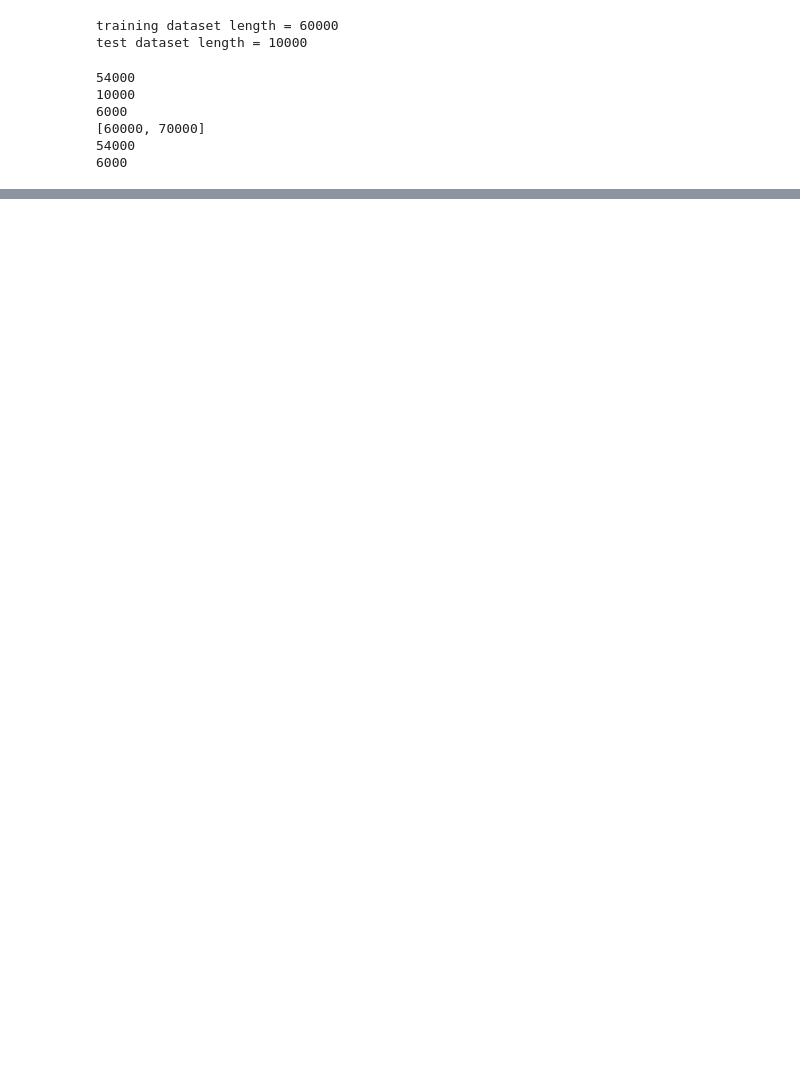
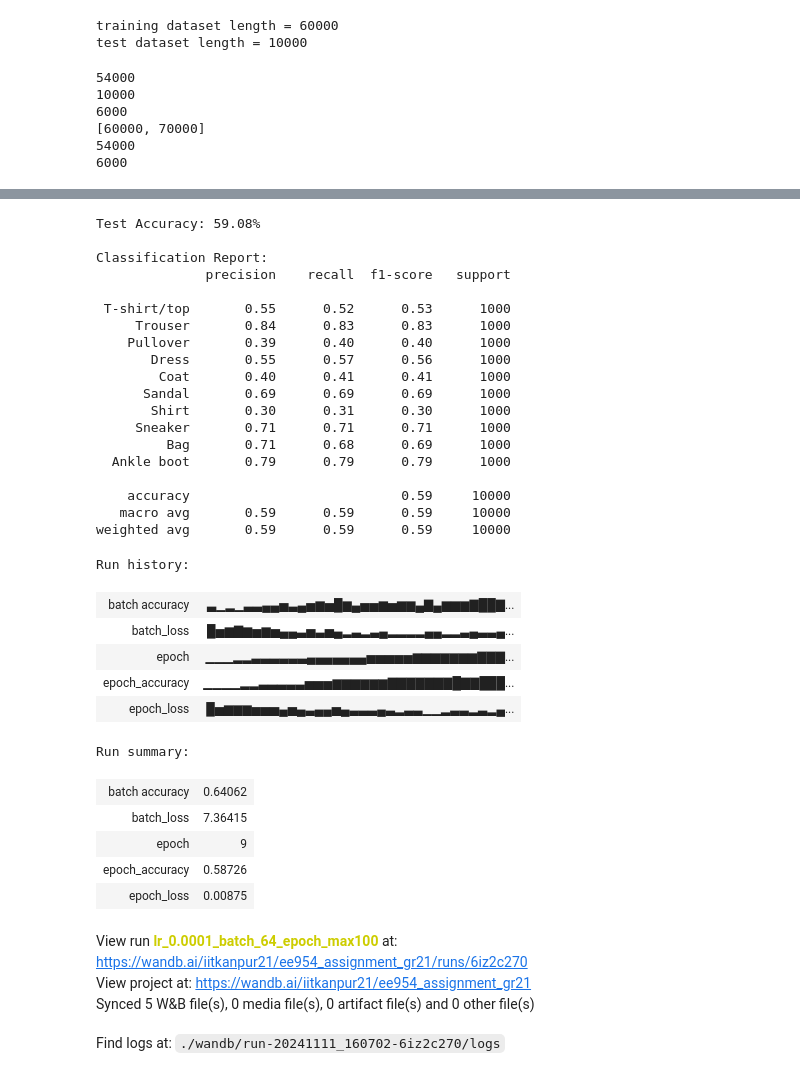
Before and after one commit to iitkgroup21/EE954_ASSIGNMENT_GR21, a Jupyter notebook: MLP.ipynb, the cells around one changed output, grey strips where cells are left out. Drawn from its saved outputs; the diff is of its cells as text; code cells hidden in the pictures; blank space fills up the shorter version.

Commit message:
added wandb.ai integration

```diff
--- a/MLP.ipynb
+++ b/MLP.ipynb
@@ -623,7 +654,7 @@ class_names = ['T-shirt/top', 'Trouser', 'Pullover', 'Dress', 'Coat',
 all_preds = []
 all_labels = []
 
-# Disable gradient calculations for evaluation
+# Disabling gradient calculations for evaluation
 with torch.no_grad():
     correct = 0
     total = 0
@@ -634,33 +665,71 @@ with torch.no_grad():
         y_test = y_test.to(device)
 
         # Forward pass through CNN
         cnn_output_test = model(x_test.type(torch.float32))
 
         # Convert to numpy and flatten if needed
         cnn_output_test_np = nn_network.flatten(cnn_output_test.cpu().detach().numpy())
 
 
         # Forward pass through fully connected network
         y_pred = nn_network.feedforward(cnn_output_test_np)
 
         # Calculate accuracy
         predicted = np.argmax(y_pred, axis=1)
         correct += (predicted == y_test.cpu().numpy()).sum()
         total += y_test.size(0)
 
         all_preds.extend(predicted)
         all_labels.extend(y_test.cpu().numpy())
 
 # Print accuracy
 accuracy = 100 * correct / total
 print(f'Test Accuracy: {accuracy:.2f}%')
 
 # Calculate and print confusion matrix and classification report
 class_report = classification_report(all_labels, all_preds, target_names=class_names, zero_division=0)
 print("\nClassification Report:")
 print(class_report)
 
 pd.DataFrame(confusion_matrix(all_labels, all_preds),index=class_names, columns=class_names)
+
+wandb.finish()
+# %% [output]
+Test Accuracy: 59.08%
+
+Classification Report:
+              precision    recall  f1-score   support
+
+ T-shirt/top       0.55      0.52      0.53      1000
+     Trouser       0.84      0.83      0.83      1000
+    Pullover       0.39      0.40      0.40      1000
+       Dress       0.55      0.57      0.56      1000
+        Coat       0.40      0.41      0.41      1000
+      Sandal       0.69      0.69      0.69      1000
+       Shirt       0.30      0.31      0.30      1000
+     Sneaker       0.71      0.71      0.71      1000
+         Bag       0.71      0.68      0.69      1000
+  Ankle boot       0.79      0.79      0.79      1000
+
+    accuracy                           0.59     10000
+   macro avg       0.59      0.59      0.59     10000
+weighted avg       0.59      0.59      0.59     10000
+Run history:
+| batch accuracy | ▃▁▂▁▃▃▄▄▅▃▄▅▆▅█▆▄▅▅▆▅▆▆▄▇▄▆▆▆▇██▇... |
+| batch_loss | █▅▆▇▆▅▆▅▄▄▃▅▃▅▄▂▃▂▃▄▂▂▂▂▄▄▂▂▃▄▃▃▄... |
+| epoch | ▁▁▁▂▂▃▃▃▃▃▃▄▄▄▄▄▄▄▅▅▅▅▅▆▆▆▆▆▆▆▇▇▇... |
+| epoch_accuracy | ▁▁▁▁▂▂▃▃▃▃▃▅▅▅▆▆▆▆▆▆▇▇▇▇▇▇▇█▇▇███... |
+| epoch_loss | █▅▆▆▆▅▅▅▄▅▄▃▄▄▅▄▃▃▃▄▃▂▃▃▁▁▂▃▃▂▃▂▄... |
+Run summary:
+| batch accuracy | 0.64062 |
+| batch_loss | 7.36415 |
+| epoch | 9 |
+| epoch_accuracy | 0.58726 |
+| epoch_loss | 0.00875 |
+View run lr_0.0001_batch_64_epoch_max100 at: https://wandb.ai/iitkanpur21/ee954_assignment_gr21/runs/6iz2c270
+View project at: https://wandb.ai/iitkanpur21/ee954_assignment_gr21
+Synced 5 W&B file(s), 0 media file(s), 0 artifact file(s) and 0 other file(s)
+Find logs at: ./wandb/run-20241111_160702-6iz2c270/logs
 # %%
 summary(model, input_size=(1, 28, 28))
 print("Output shape:", cnn_output.shape)
```
Also changed, not shown: parts of 6 cells of this notebook.
